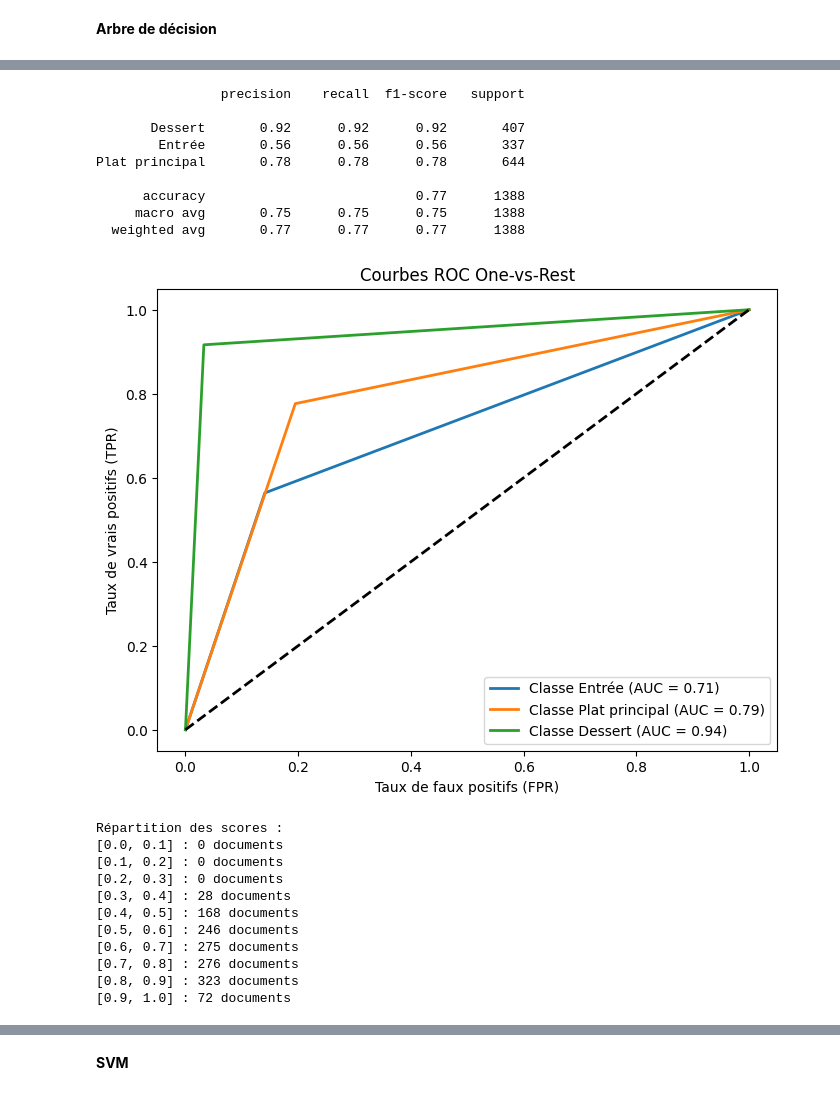
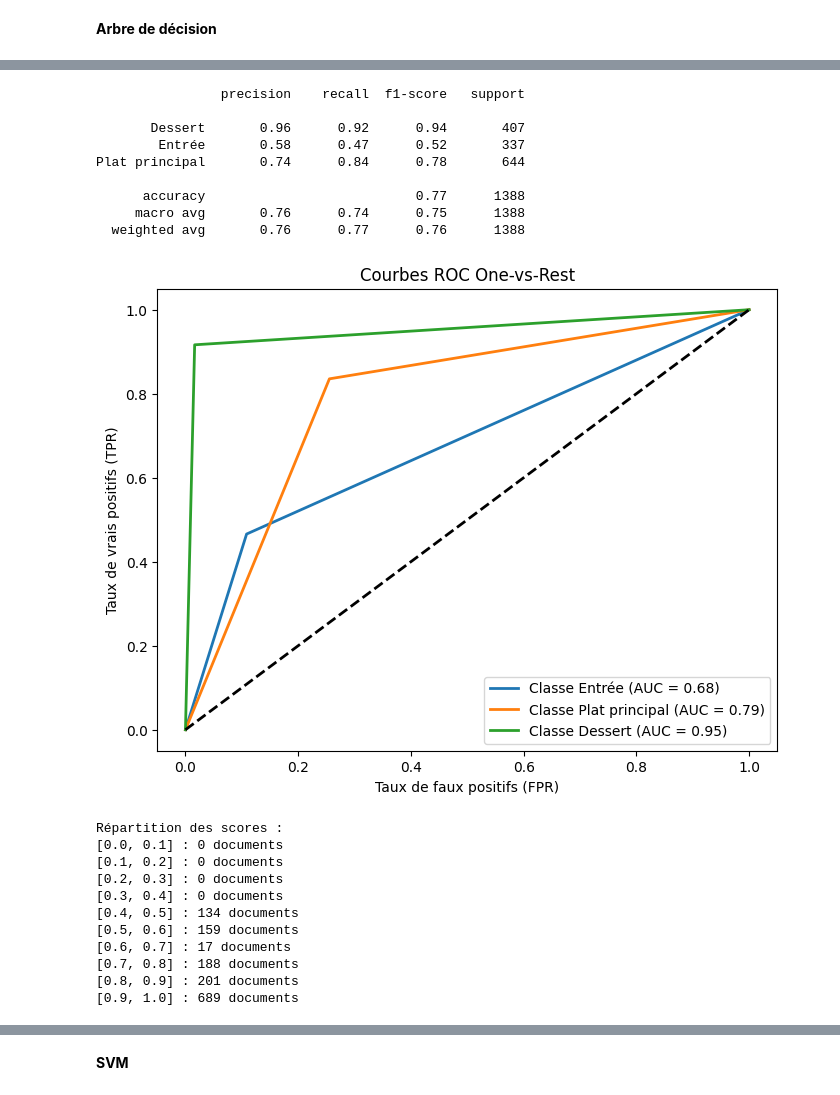
Before and after one commit to Raclax/Projet_TAL_marie_clara, a Jupyter notebook: src/traininf_nb.ipynb, the cells around one changed output, grey strips where cells are left out. Saved outputs shown, nothing was run; the diff lists cells and outputs as text; code cells hidden in the pictures.

```diff
--- a/src/traininf_nb.ipynb
+++ b/src/traininf_nb.ipynb
@@ -133,11 +133,11 @@ Plat principal       0.47      0.33      0.39       644
 # %% [markdown]
 **Arbre de décision**
 # %%
-clf = DecisionTreeClassifier(random_state=42)
+clf = DecisionTreeClassifier(max_depth=10, random_state=42)
 clf.fit(x_train, y_train)
 
 predictions = clf.predict(x_test)
-y_pred_proba = model.predict_proba(x_test)
+y_pred_proba = clf.predict_proba(x_test)
 
 
 generate_confusion_matrix(predictions, y_test)
@@ -150,21 +150,21 @@ plot_score_distribution(y_pred_proba, y_test)
                 precision    recall  f1-score   support
 
-       Dessert       0.92      0.92      0.92       407
-        Entrée       0.56      0.56      0.56       337
-Plat principal       0.78      0.78      0.78       644
+       Dessert       0.96      0.92      0.94       407
+        Entrée       0.58      0.47      0.52       337
+Plat principal       0.74      0.84      0.78       644
 
       accuracy                           0.77      1388
-     macro avg       0.75      0.75      0.75      1388
-  weighted avg       0.77      0.77      0.77      1388
+     macro avg       0.76      0.74      0.75      1388
+  weighted avg       0.76      0.77      0.76      1388
-[figure, old version]
+[figure, new version]
 Répartition des scores :
 [0.0, 0.1] : 0 documents
 [0.1, 0.2] : 0 documents
 [0.2, 0.3] : 0 documents
-[0.3, 0.4] : 28 documents
-[0.4, 0.5] : 168 documents
-[0.5, 0.6] : 246 documents
-[0.6, 0.7] : 275 documents
-[0.7, 0.8] : 276 documents
-[0.8, 0.9] : 323 documents
-[0.9, 1.0] : 72 documents
+[0.3, 0.4] : 0 documents
+[0.4, 0.5] : 134 documents
+[0.5, 0.6] : 159 documents
+[0.6, 0.7] : 17 documents
+[0.7, 0.8] : 188 documents
+[0.8, 0.9] : 201 documents
+[0.9, 1.0] : 689 documents
```
Also changed, not shown: parts of 5 cells of this notebook, 1 other file.
